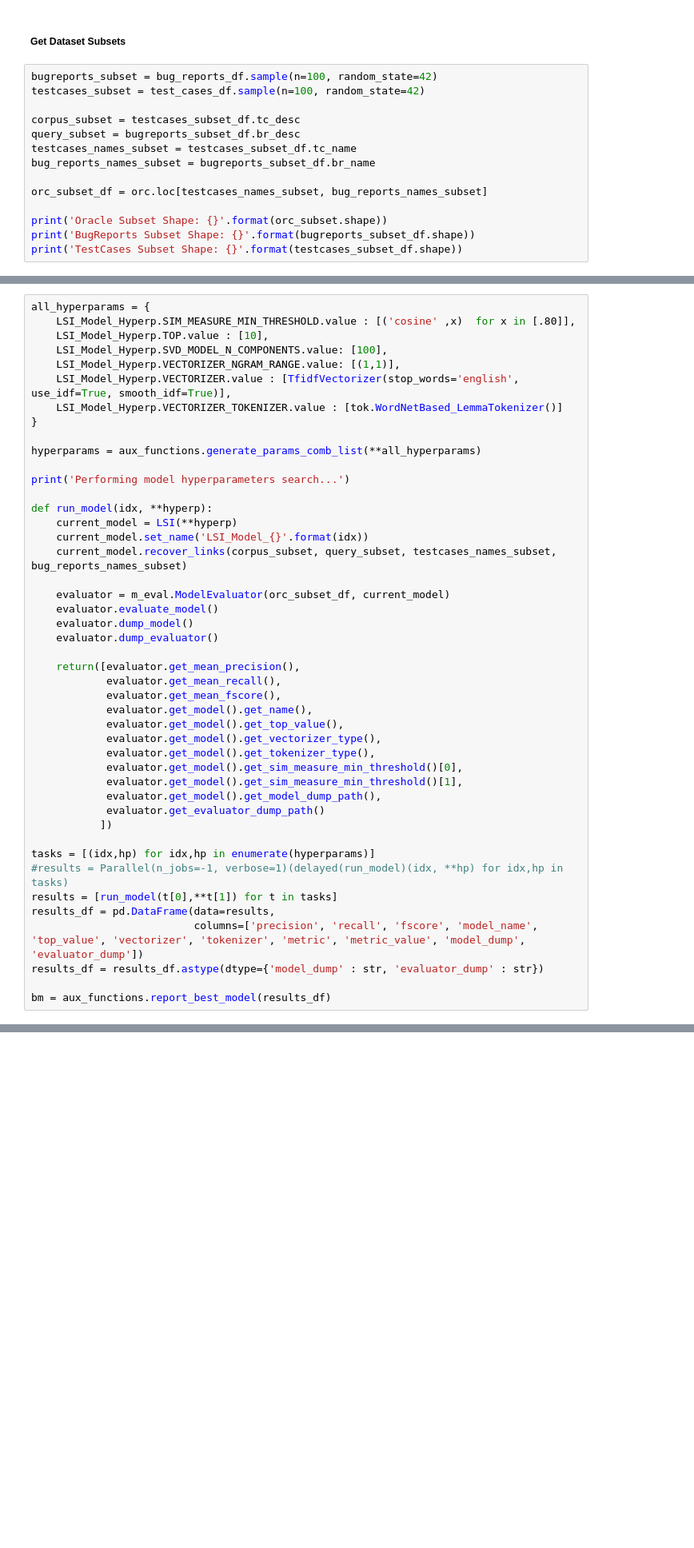
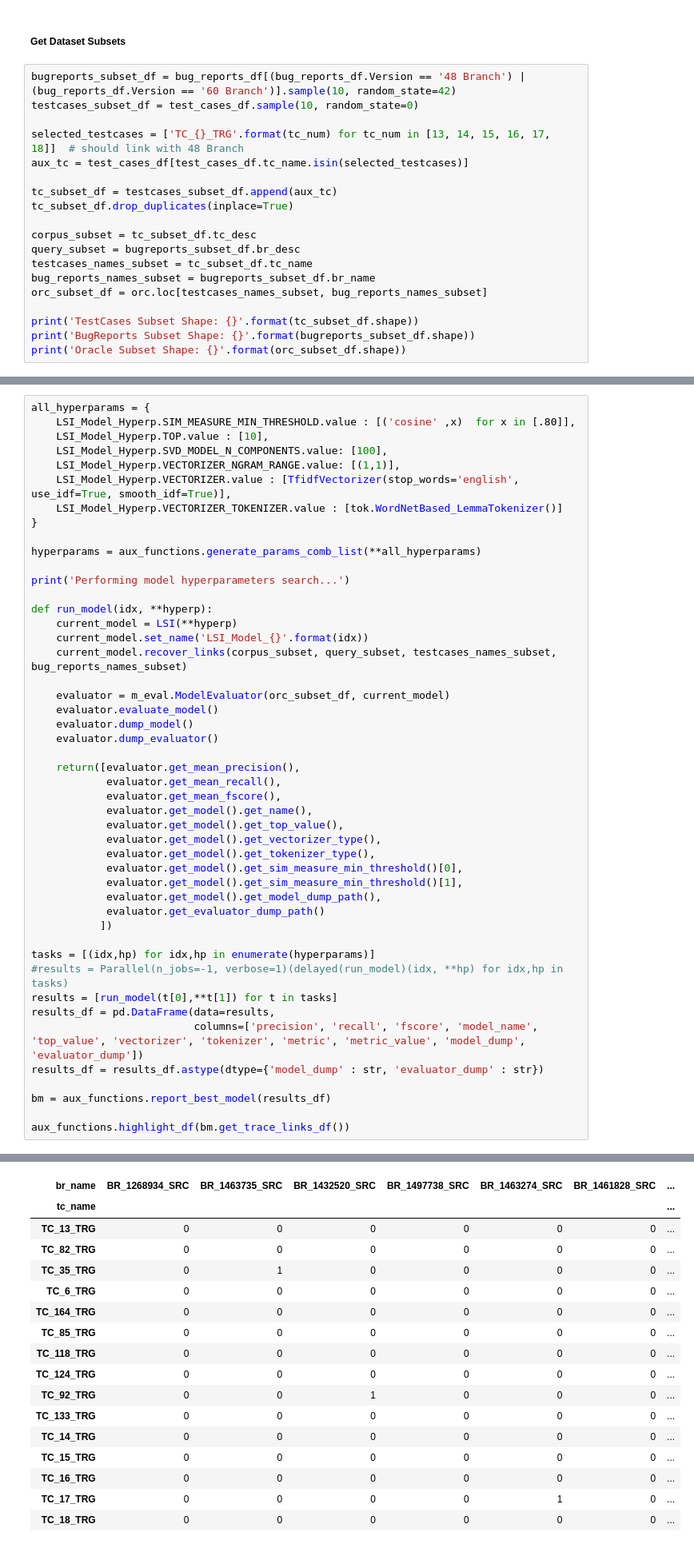
Before and after one commit to Pointpt/trace-link-recovery-study, a Jupyter notebook: notebooks/firefox/firefox-lsi-model.ipynb, the cells around one changed output, grey strips where cells are left out. Shown at 80% size. Saved outputs shown, nothing was run; the diff lists cells and outputs as text; blank space fills up the shorter version.

Commit message:
testing with sample datasets (testcases, bugreports and oracle)

```diff
--- a/notebooks/firefox/firefox-lsi-model.ipynb
+++ b/notebooks/firefox/firefox-lsi-model.ipynb
@@ -465,17 +465,22 @@ Performing model hyperparameters search...
 # %% [markdown]
 ##### Get Dataset Subsets
 # %%
-bugreports_subset = bug_reports_df.sample(n=100, random_state=42)
-testcases_subset = test_cases_df.sample(n=100, random_state=42)
+bugreports_subset_df = bug_reports_df[(bug_reports_df.Version == '48 Branch') | (bug_reports_df.Version == '60 Branch')].sample(10, random_state=42)
+testcases_subset_df = test_cases_df.sample(10, random_state=0)
 
-corpus_subset = testcases_subset_df.tc_desc
+selected_testcases = ['TC_{}_TRG'.format(tc_num) for tc_num in [13, 14, 15, 16, 17, 18]]  # should link with 48 Branch
+aux_tc = test_cases_df[test_cases_df.tc_name.isin(selected_testcases)]
+
+tc_subset_df = testcases_subset_df.append(aux_tc)
+tc_subset_df.drop_duplicates(inplace=True)
+
+corpus_subset = tc_subset_df.tc_desc
 query_subset = bugreports_subset_df.br_desc
-testcases_names_subset = testcases_subset_df.tc_name
+testcases_names_subset = tc_subset_df.tc_name
 bug_reports_names_subset = bugreports_subset_df.br_name
-
 orc_subset_df = orc.loc[testcases_names_subset, bug_reports_names_subset]
 
-print('Oracle Subset Shape: {}'.format(orc_subset.shape))
+print('TestCases Subset Shape: {}'.format(tc_subset_df.shape))
 print('BugReports Subset Shape: {}'.format(bugreports_subset_df.shape))
-print('TestCases Subset Shape: {}'.format(testcases_subset_df.shape))
+print('Oracle Subset Shape: {}'.format(orc_subset_df.shape))
 # %% [output]
@@ -527,5 +546,7 @@ results_df = pd.DataFrame(data=results,
 results_df = results_df.astype(dtype={'model_dump' : str, 'evaluator_dump' : str})
 
 bm = aux_functions.report_best_model(results_df)
+
+aux_functions.highlight_df(bm.get_trace_links_df())
 # %% [output]
 Performing model hyperparameters search...
@@ -531,0 +569,17 @@ Performing model hyperparameters search...
+| br_name | BR_1268934_SRC | BR_1463735_SRC | BR_1432520_SRC | BR_1497738_SRC | BR_1463274_SRC | BR_1461828_SRC | ... |
+| tc_name |  |  |  |  |  |  | ... |
+| TC_13_TRG | 0 | 0 | 0 | 0 | 0 | 0 | ... |
+| TC_82_TRG | 0 | 0 | 0 | 0 | 0 | 0 | ... |
+| TC_35_TRG | 0 | 1 | 0 | 0 | 0 | 0 | ... |
+| TC_6_TRG | 0 | 0 | 0 | 0 | 0 | 0 | ... |
+| TC_164_TRG | 0 | 0 | 0 | 0 | 0 | 0 | ... |
+| TC_85_TRG | 0 | 0 | 0 | 0 | 0 | 0 | ... |
+| TC_118_TRG | 0 | 0 | 0 | 0 | 0 | 0 | ... |
+| TC_124_TRG | 0 | 0 | 0 | 0 | 0 | 0 | ... |
+| TC_92_TRG | 0 | 0 | 1 | 0 | 0 | 0 | ... |
+| TC_133_TRG | 0 | 0 | 0 | 0 | 0 | 0 | ... |
+| TC_14_TRG | 0 | 0 | 0 | 0 | 0 | 0 | ... |
+| TC_15_TRG | 0 | 0 | 0 | 0 | 0 | 0 | ... |
+| TC_16_TRG | 0 | 0 | 0 | 0 | 0 | 0 | ... |
+| TC_17_TRG | 0 | 0 | 0 | 0 | 1 | 0 | ... |
+| TC_18_TRG | 0 | 0 | 0 | 0 | 0 | 0 | ... |
```
Also changed, not shown: parts of 6 cells of this notebook, 1 other file.
